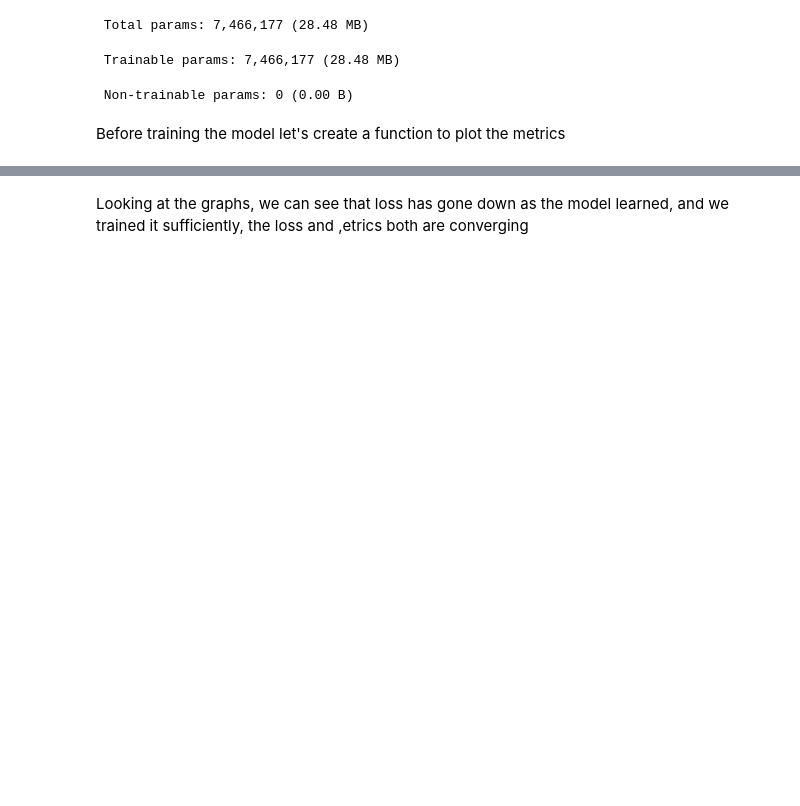
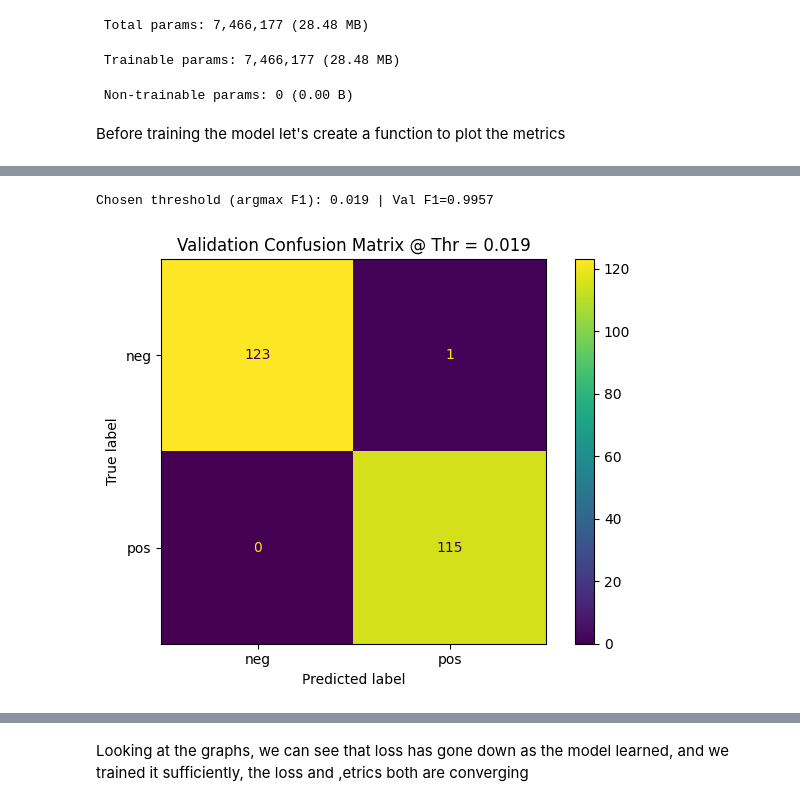
Before and after one commit to arvinfatemi/QAz5YPD3BIEbZXAx, a Jupyter notebook: monreader.ipynb, the cells around one changed output, grey strips where cells are left out. Drawn from its saved outputs; the diff is of its cells as text; code cells hidden in the pictures; blank space fills up the shorter version.

```diff
--- a/monreader.ipynb
+++ b/monreader.ipynb
@@ -288,0 +347,24 @@ plot_side_by_side(history_cnn, "CNN Performance Overview")
+# %%
+thr_grid = np.linspace(0.0, 1.0, 1001)
+
+# Finding Optimal thrshold for maximum F1 Score
+
+pred_grid = (val_scores[None, :] >= thr_grid[:, None]).astype(int)
+tp = (pred_grid & (val_y[None, :] == 1)).sum(axis=1)
+fp = (pred_grid & (val_y[None, :] == 0)).sum(axis=1)
+fn = ((1 - pred_grid) & (val_y[None, :] == 1)).sum(axis=1)
+val_f1s = (2 * tp) / np.clip(2 * tp + fp + fn, 1, None)
+
+best_idx = int(np.argmax(val_f1s))
+OPTIMAL_THRESHOLD = float(thr_grid[best_idx])
+print(f"Chosen threshold (argmax F1): {OPTIMAL_THRESHOLD:.3f} | Val F1={val_f1s[best_idx]:.4f}")
+
+# CM at chosen threshold
+val_pred_opt = (val_scores >= OPTIMAL_THRESHOLD).astype(int)
+cm_val_opt   = confusion_matrix(val_y, val_pred_opt)
+ConfusionMatrixDisplay(cm_val_opt, display_labels=LABELS).plot(values_format='d')
+plt.title(f"Validation Confusion Matrix @ Thr = {OPTIMAL_THRESHOLD:.3f}")
+plt.tight_layout(); plt.show()
+# %% [output]
+Chosen threshold (argmax F1): 0.019 | Val F1=0.9957
+[figure, added]
```
Also changed, not shown: parts of 28 cells of this notebook.
